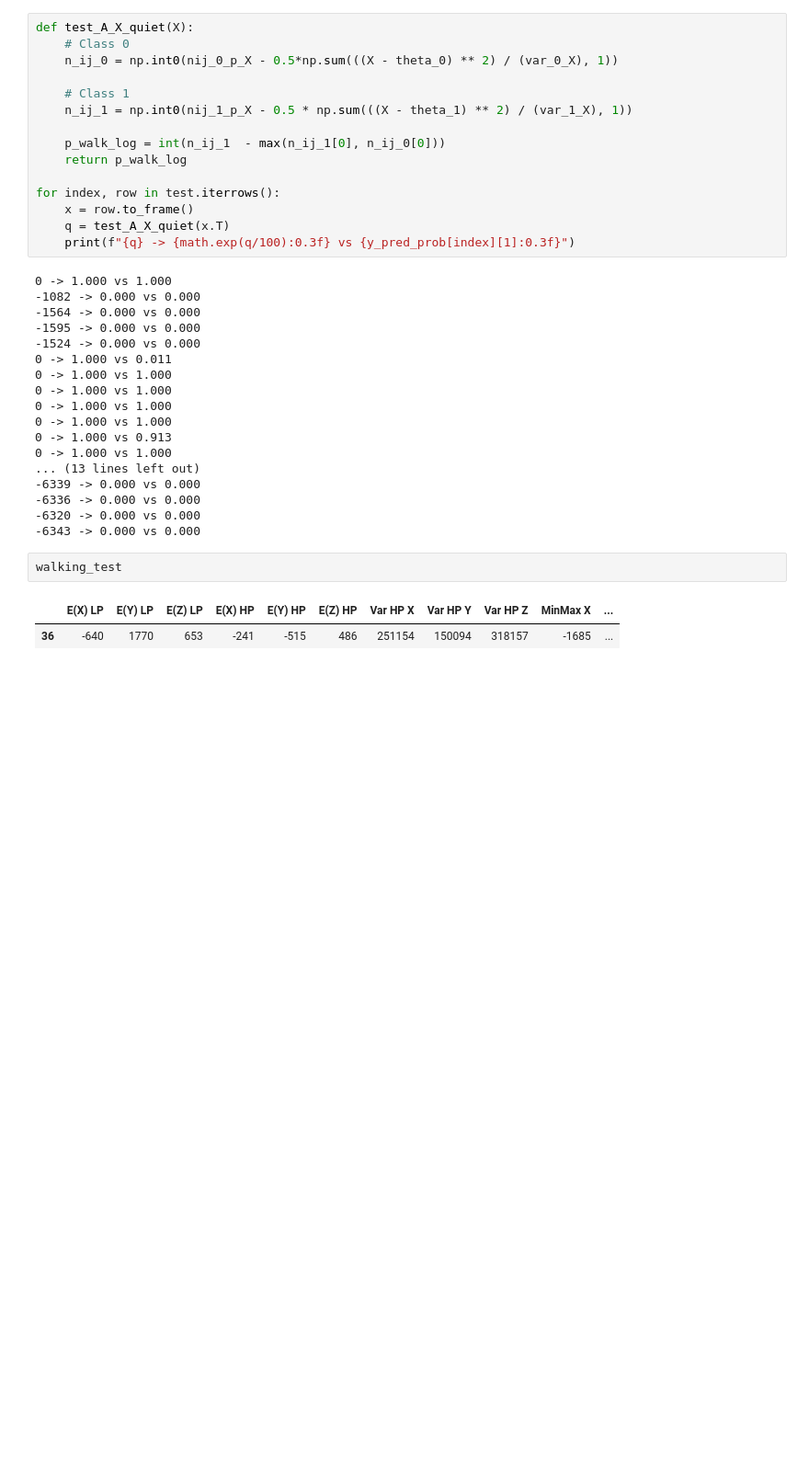
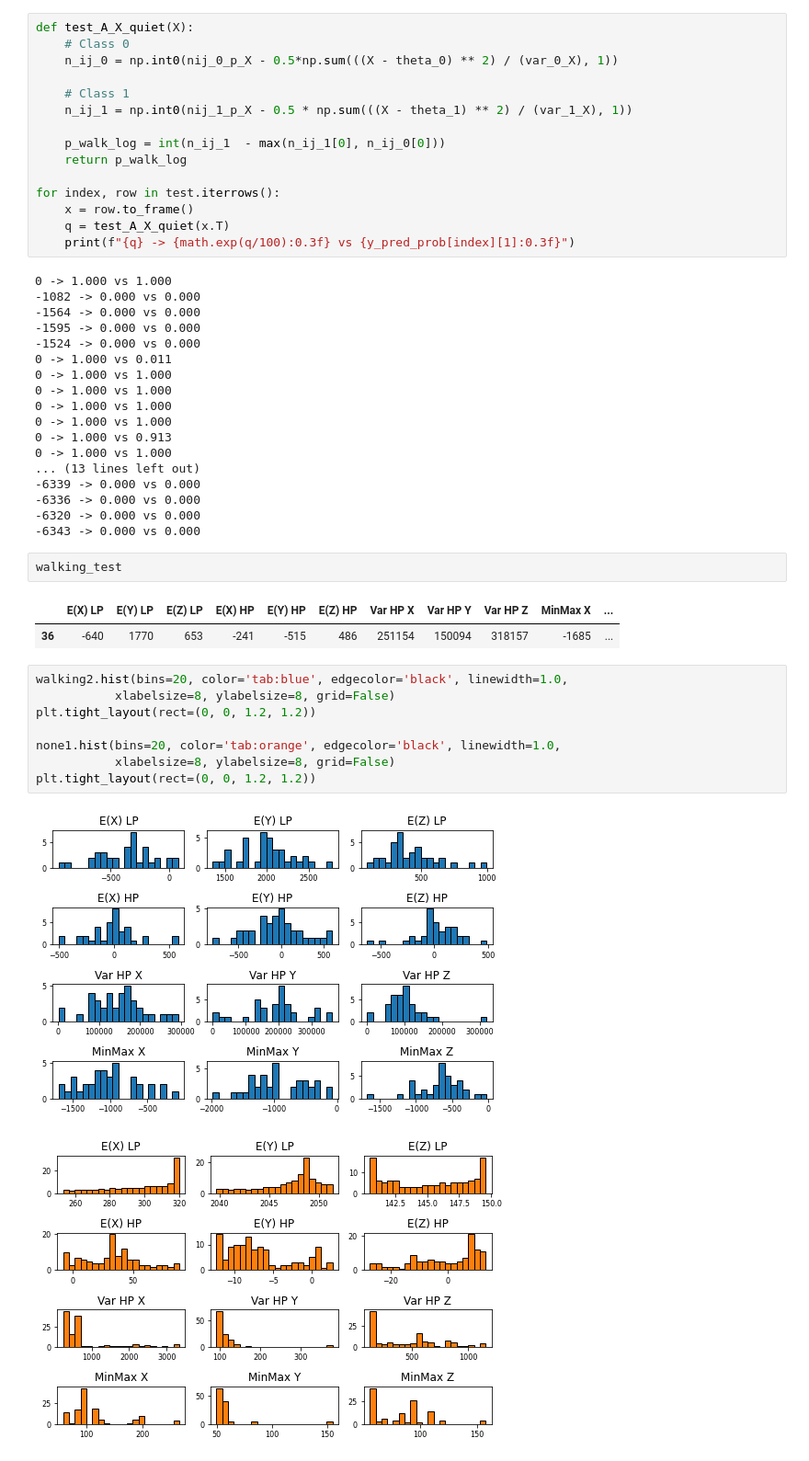
Before and after one commit to LukJA/Warp-firmware, a Jupyter notebook: data/freshdata/newtrain.ipynb, the cells around one changed output. Shown: that part at 92% size. Saved outputs shown, nothing was run; the diff lists cells and outputs as text; blank space fills up the shorter version.

```diff
--- a/data/freshdata/newtrain.ipynb
+++ b/data/freshdata/newtrain.ipynb
@@ -255,3 +255,14 @@ walking_test
 # %% [output]
 |  | E(X) LP | E(Y) LP | E(Z) LP | E(X) HP | E(Y) HP | E(Z) HP | Var HP X | Var HP Y | Var HP Z | MinMax X | ... |
 | 36 | -640 | 1770 | 653 | -241 | -515 | 486 | 251154 | 150094 | 318157 | -1685 | ... |
+# %%
+walking2.hist(bins=20, color='tab:blue', edgecolor='black', linewidth=1.0,
+           xlabelsize=8, ylabelsize=8, grid=False)
+plt.tight_layout(rect=(0, 0, 1.2, 1.2))
+
+none1.hist(bins=20, color='tab:orange', edgecolor='black', linewidth=1.0,
+           xlabelsize=8, ylabelsize=8, grid=False)
+plt.tight_layout(rect=(0, 0, 1.2, 1.2))
+# %% [output]
+[figure, added]
+[figure, added]
```
Also changed, not shown: parts of 3 cells of this notebook, 10 other files.
